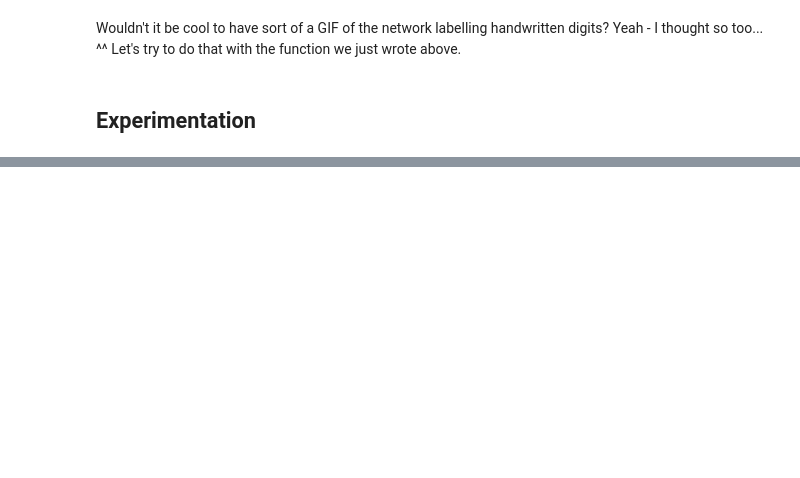
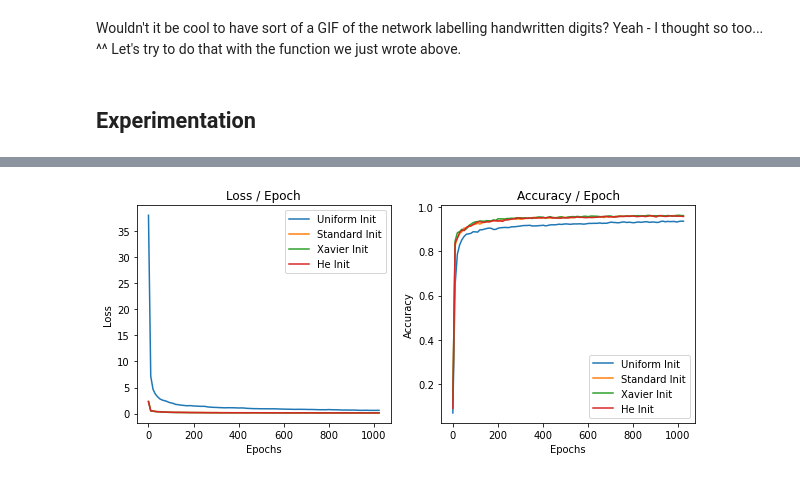
Before and after one commit to MattMoony/ann_mnist, a Jupyter notebook: main.ipynb, the cells around one changed output, grey strips where cells are left out. Saved outputs shown, nothing was run; the diff lists cells and outputs as text; code cells hidden in the pictures; blank space fills up the shorter version.

```diff
--- a/main.ipynb
+++ b/main.ipynb
@@ -532,0 +633,5 @@ _To be continued ..._
+# %%
+uniform_weights, uniform_loss, uniform_accuracies = train(X_TRAIN, Y_TRAIN, uniform_init(neurons), actf, actf_g, make_adam(neurons, BETA1, BETA2, EPSILON), EPOCHS, [ALPHA,], batch_size=BATCH_SIZE, lam=LAMBDA, all_loss=True)
+standard_weights, standard_loss, standard_accuracies = train(X_TRAIN, Y_TRAIN, standard_init(neurons), actf, actf_g, make_adam(neurons, BETA1, BETA2, EPSILON), EPOCHS, [ALPHA,], batch_size=BATCH_SIZE, lam=LAMBDA, all_loss=True)
+xavier_weights, xavier_loss, xavier_accuracies = train(X_TRAIN, Y_TRAIN, xavier_init(neurons), actf, actf_g, make_adam(neurons, BETA1, BETA2, EPSILON), EPOCHS, [ALPHA,], batch_size=BATCH_SIZE, lam=LAMBDA, all_loss=True)
+he_weights, he_loss, he_accuracies = train(X_TRAIN, Y_TRAIN, he_init(neurons), actf, actf_g, make_adam(neurons, BETA1, BETA2, EPSILON), EPOCHS, [ALPHA,], batch_size=BATCH_SIZE, lam=LAMBDA, all_loss=True)
@@ -532,0 +656,7 @@ _To be continued ..._
+# %%
+plot_loss_acc([ uniform_loss, standard_loss, xavier_loss, he_loss, ],
+              [ uniform_accuracies, standard_accuracies, xavier_accuracies, he_accuracies, ],
+              [ 'Uniform Init', 'Standard Init', 'Xavier Init', 'He Init', ],
+              EPOCHS)
+# %% [output]
+[figure, added]
```
Also changed, not shown: parts of 21 cells of this notebook.
